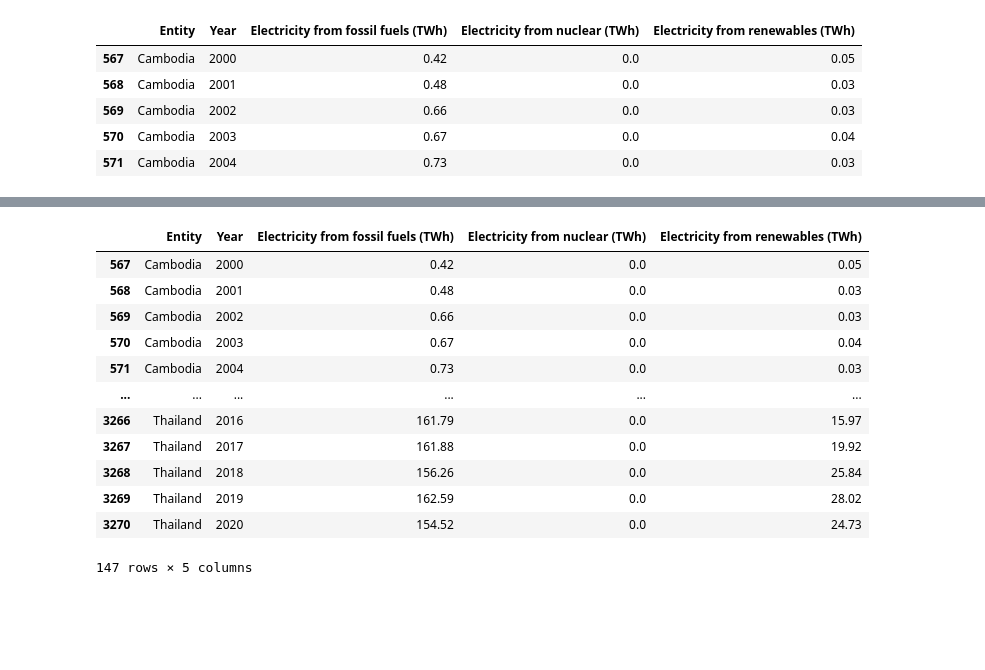
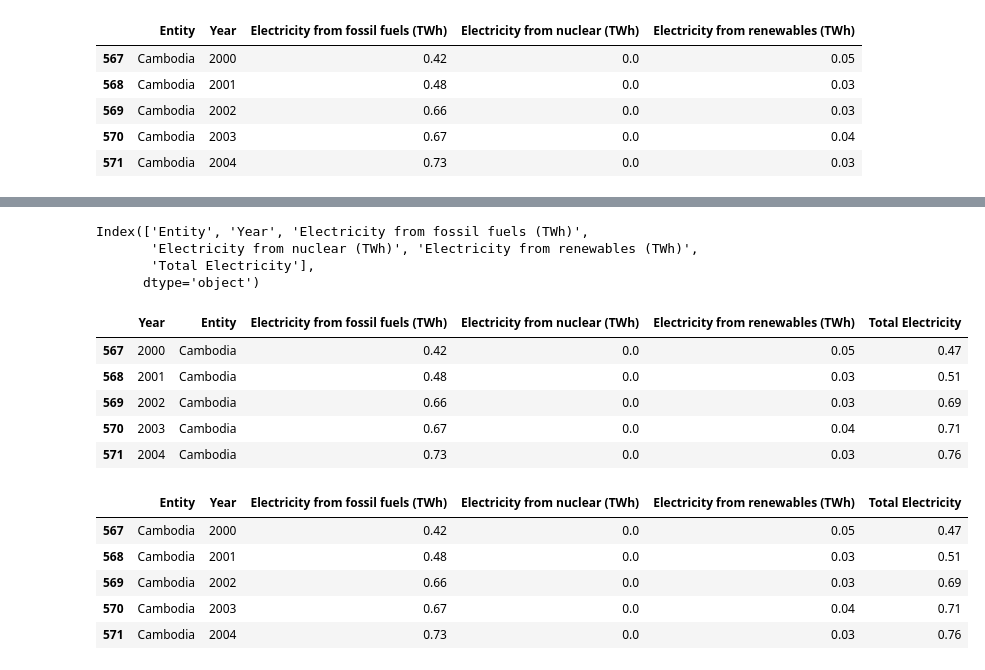
Before and after one commit to lurza/Sustainable_Energy_2020_2022, a Jupyter notebook: Sustainable_Energy1.ipynb, the cells around one changed output, grey strips where cells are left out. Saved outputs shown, nothing was run; the diff lists cells and outputs as text; code cells hidden in the pictures; blank space fills up the shorter version.

Commit message:
complete electricity sea analysis

```diff
--- a/Sustainable_Energy1.ipynb
+++ b/Sustainable_Energy1.ipynb
@@ -268,20 +268,20 @@ fig_electricity_sea_portion = fig_electricity_sea_portion.add_trace(go.Bar(x = e
 fig_electricity_sea_portion = fig_electricity_sea_portion.add_trace(go.Bar(x = electricity_sea_sum.index, y = electricity_sea_sum['% Renewable'], name = 'Renewable'))
 fig_electricity_sea_portion = fig_electricity_sea_portion.update_layout( title = 'Electricity Production Mix in SEA', xaxis_tickfont_size = 7, template = 'plotly_dark', barmode = 'stack')
 fig_electricity_sea_portion.show()
-# %%
-electricity_sea_country = electricity_sea
-electricity_sea_country
-# %% [output]
-|  | Entity | Year | Electricity from fossil fuels (TWh) | Electricity from nuclear (TWh) | Electricity from renewables (TWh) |
-| 567 | Cambodia | 2000 | 0.42 | 0.0 | 0.05 |
-| 568 | Cambodia | 2001 | 0.48 | 0.0 | 0.03 |
-| 569 | Cambodia | 2002 | 0.66 | 0.0 | 0.03 |
-| 570 | Cambodia | 2003 | 0.67 | 0.0 | 0.04 |
-| 571 | Cambodia | 2004 | 0.73 | 0.0 | 0.03 |
-| ... | ... | ... | ... | ... | ... |
-| 3266 | Thailand | 2016 | 161.79 | 0.0 | 15.97 |
-| 3267 | Thailand | 2017 | 161.88 | 0.0 | 19.92 |
-| 3268 | Thailand | 2018 | 156.26 | 0.0 | 25.84 |
-| 3269 | Thailand | 2019 | 162.59 | 0.0 | 28.02 |
-| 3270 | Thailand | 2020 | 154.52 | 0.0 | 24.73 |
-147 rows × 5 columns
+# %%
+electricity_sea.columns
+# %% [output]
+Index(['Entity', 'Year', 'Electricity from fossil fuels (TWh)',
+       'Electricity from nuclear (TWh)', 'Electricity from renewables (TWh)',
+       'Total Electricity'],
+      dtype='object')
+# %%
+electricity_sea_country_sum = electricity_sea[['Year','Entity','Electricity from fossil fuels (TWh)', 'Electricity from nuclear (TWh)','Electricity from renewables (TWh)','Total Electricity']]
+electricity_sea_country_sum.head()
+# %% [output]
+|  | Year | Entity | Electricity from fossil fuels (TWh) | Electricity from nuclear (TWh) | Electricity from renewables (TWh) | Total Electricity |
+| 567 | 2000 | Cambodia | 0.42 | 0.0 | 0.05 | 0.47 |
+| 568 | 2001 | Cambodia | 0.48 | 0.0 | 0.03 | 0.51 |
+| 569 | 2002 | Cambodia | 0.66 | 0.0 | 0.03 | 0.69 |
+| 570 | 2003 | Cambodia | 0.67 | 0.0 | 0.04 | 0.71 |
+| 571 | 2004 | Cambodia | 0.73 | 0.0 | 0.03 | 0.76 |
@@ -287,0 +303,9 @@ electricity_sea_country
+# %%
+electricity_sea.head()
+# %% [output]
+|  | Entity | Year | Electricity from fossil fuels (TWh) | Electricity from nuclear (TWh) | Electricity from renewables (TWh) | Total Electricity |
+| 567 | Cambodia | 2000 | 0.42 | 0.0 | 0.05 | 0.47 |
+| 568 | Cambodia | 2001 | 0.48 | 0.0 | 0.03 | 0.51 |
+| 569 | Cambodia | 2002 | 0.66 | 0.0 | 0.03 | 0.69 |
+| 570 | Cambodia | 2003 | 0.67 | 0.0 | 0.04 | 0.71 |
+| 571 | Cambodia | 2004 | 0.73 | 0.0 | 0.03 | 0.76 |
```
Also changed, not shown: parts of 13 cells of this notebook.
